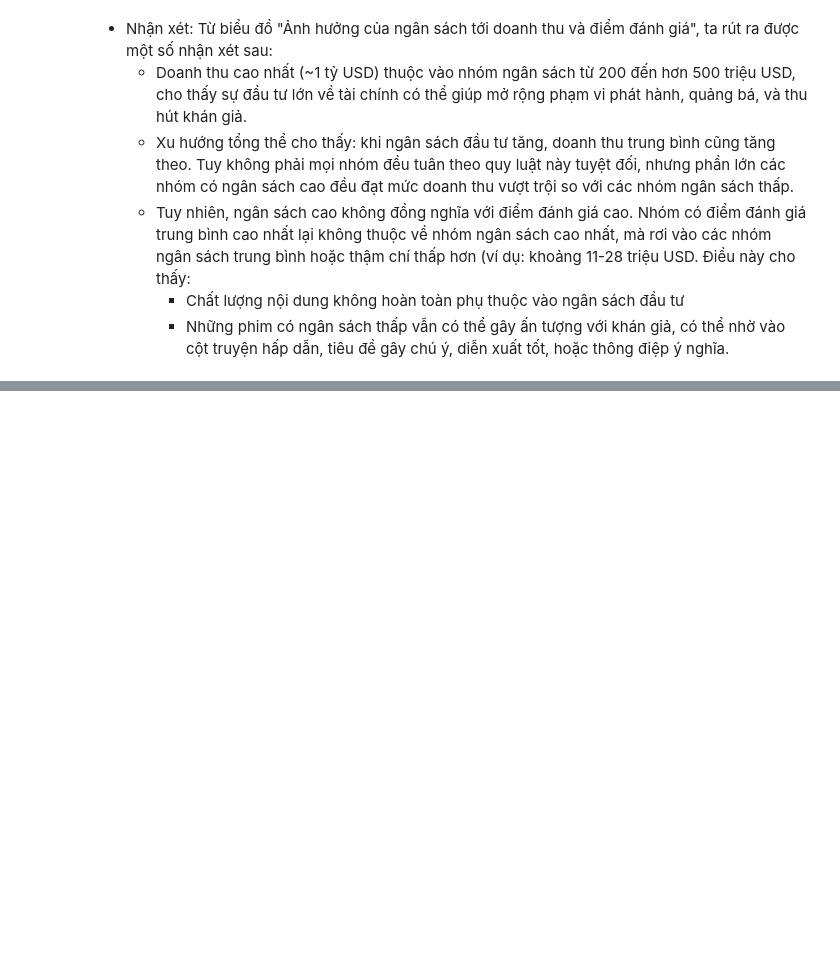
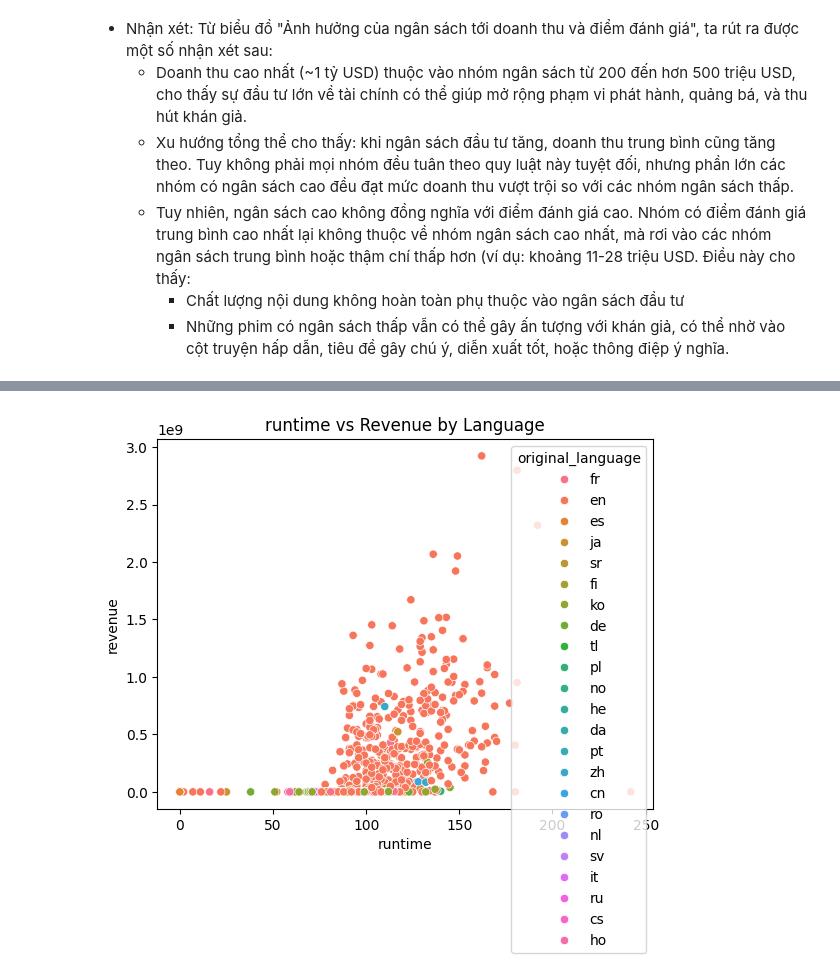
Before and after one commit to nhnghia214/Vietnam-Movies-Analysis-2009-2023, a Jupyter notebook: notebooks/exploratory_sample.ipynb, the cells around one changed output, grey strips where cells are left out. Drawn from its saved outputs; the diff is of its cells as text; code cells hidden in the pictures; blank space fills up the shorter version.

```diff
--- a/notebooks/exploratory_sample.ipynb
+++ b/notebooks/exploratory_sample.ipynb
@@ -304,0 +517,8 @@ plt.show()
+# %%
+# runtime vs revenue
+group_and_plot(df, group_col="original_language",
+               value_cols=["runtime", "revenue"],
+               kind="scatter",
+               title="runtime vs Revenue by Language")
+# %% [output]
+[figure, added]
```
Also changed, not shown: parts of 25 cells of this notebook, 3 other files.
